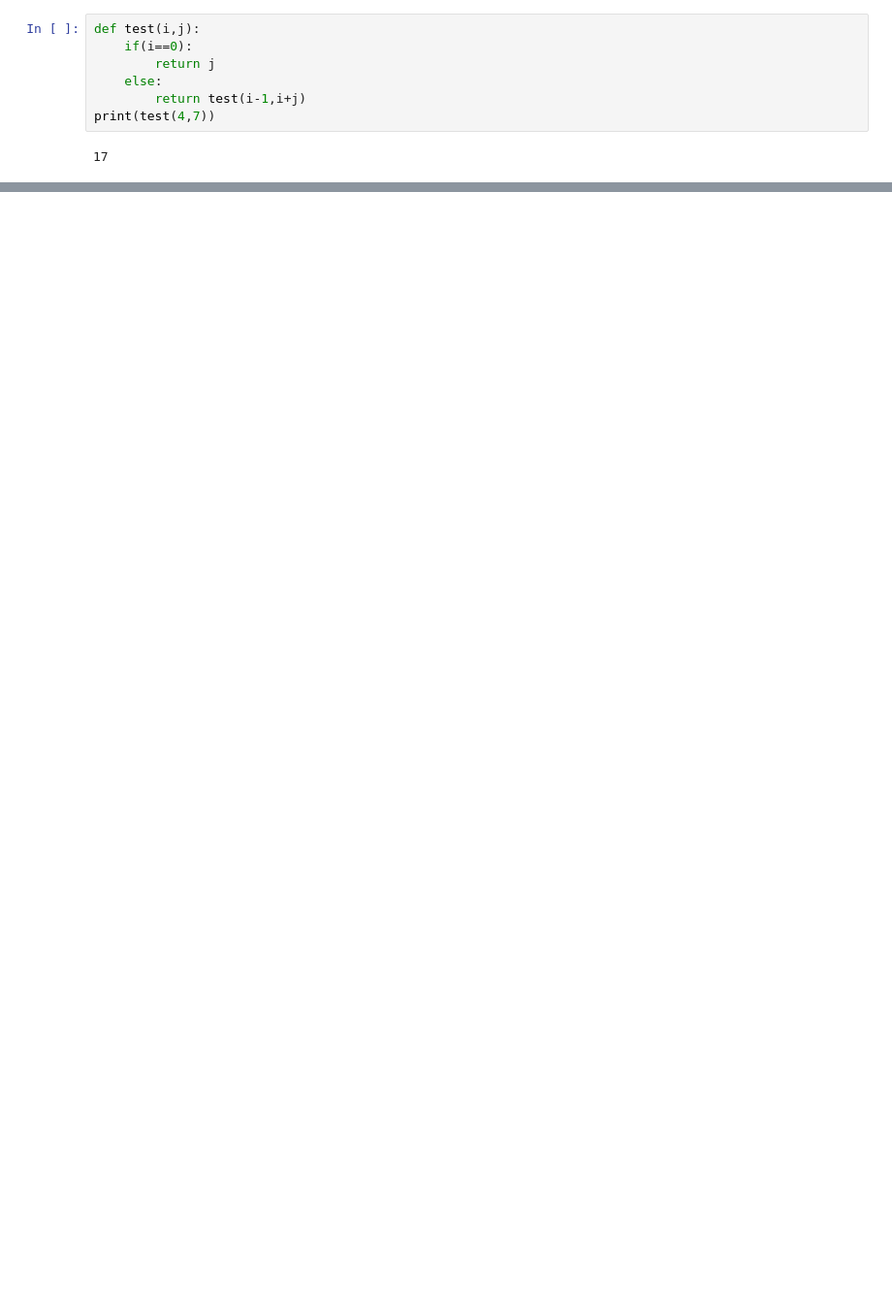
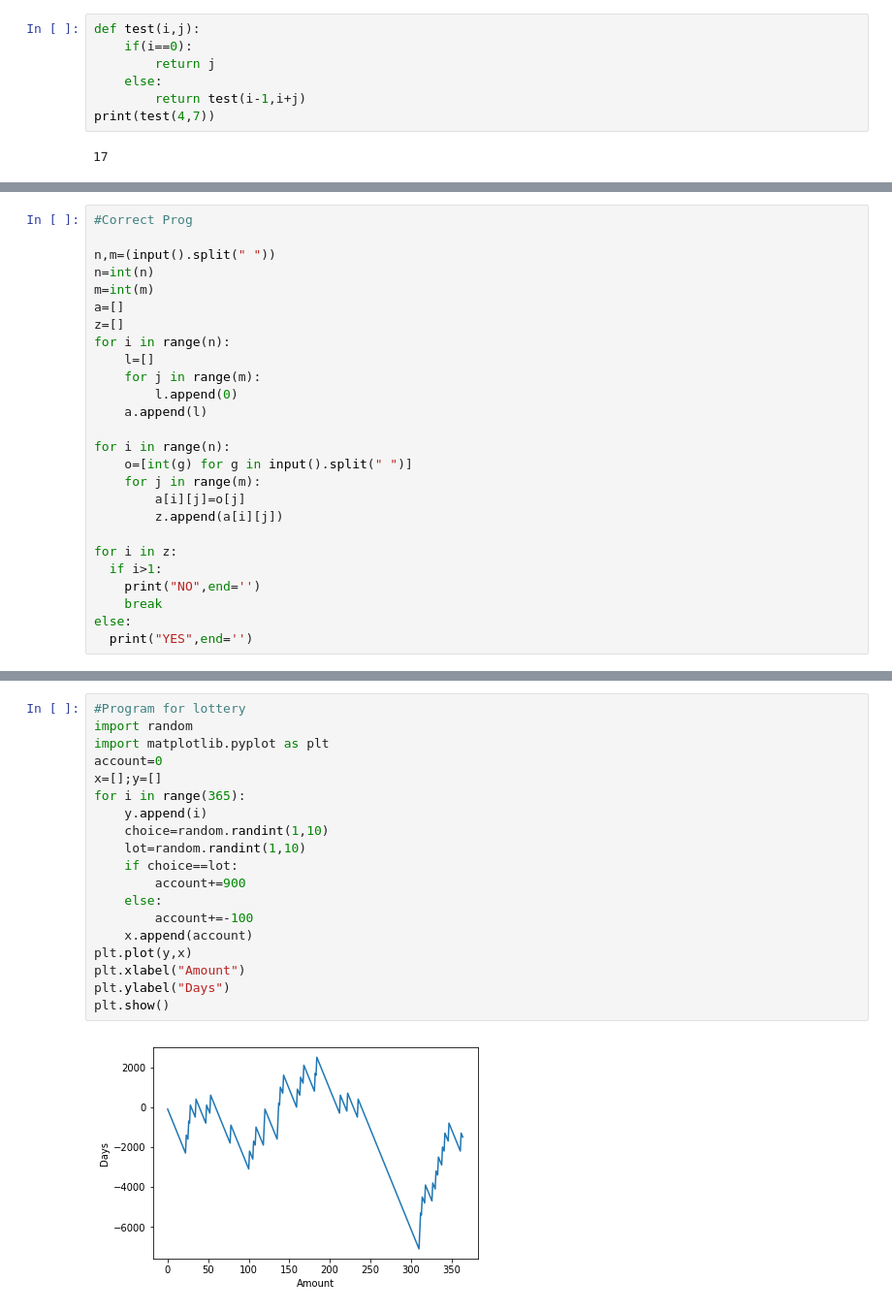
Before and after one commit to tyagi-nishant/Data-Science-Proj-Sol, a Jupyter notebook: Others/Joy of python/JOC_Week_5-6-7-8.ipynb, the cells around one changed output, grey strips where cells are left out. Shown at 97% size. Drawn from its saved outputs; the diff is of its cells as text; blank space fills up the shorter version.

```diff
--- a/Others/Joy of python/JOC_Week_5-6-7-8.ipynb
+++ b/Others/Joy of python/JOC_Week_5-6-7-8.ipynb
@@ -656,0 +1214,26 @@ print(test(4,7))
+# %%
+#Correct Prog
+
+n,m=(input().split(" "))
+n=int(n)
+m=int(m)
+a=[]
+z=[]
+for i in range(n):
+    l=[]
+    for j in range(m):
+        l.append(0)
+    a.append(l)
+
+for i in range(n):
+    o=[int(g) for g in input().split(" ")]
+    for j in range(m):
+        a[i][j]=o[j]
+        z.append(a[i][j])
+
+for i in z:
+  if i>1:
+    print("NO",end='')
+    break
+else:
+  print("YES",end='')
@@ -656,0 +1265,21 @@ print(test(4,7))
+# %%
+#Program for lottery
+import random
+import matplotlib.pyplot as plt
+account=0
+x=[];y=[]
+for i in range(365):
+    y.append(i)
+    choice=random.randint(1,10)
+    lot=random.randint(1,10)
+    if choice==lot:
+        account+=900
+    else:
+        account+=-100
+    x.append(account)
+plt.plot(y,x)
+plt.xlabel("Amount")
+plt.ylabel("Days")
+plt.show()
+# %% [output]
+[figure, added]
```
Also changed, not shown: parts of 45 cells of this notebook, 10 other files.
